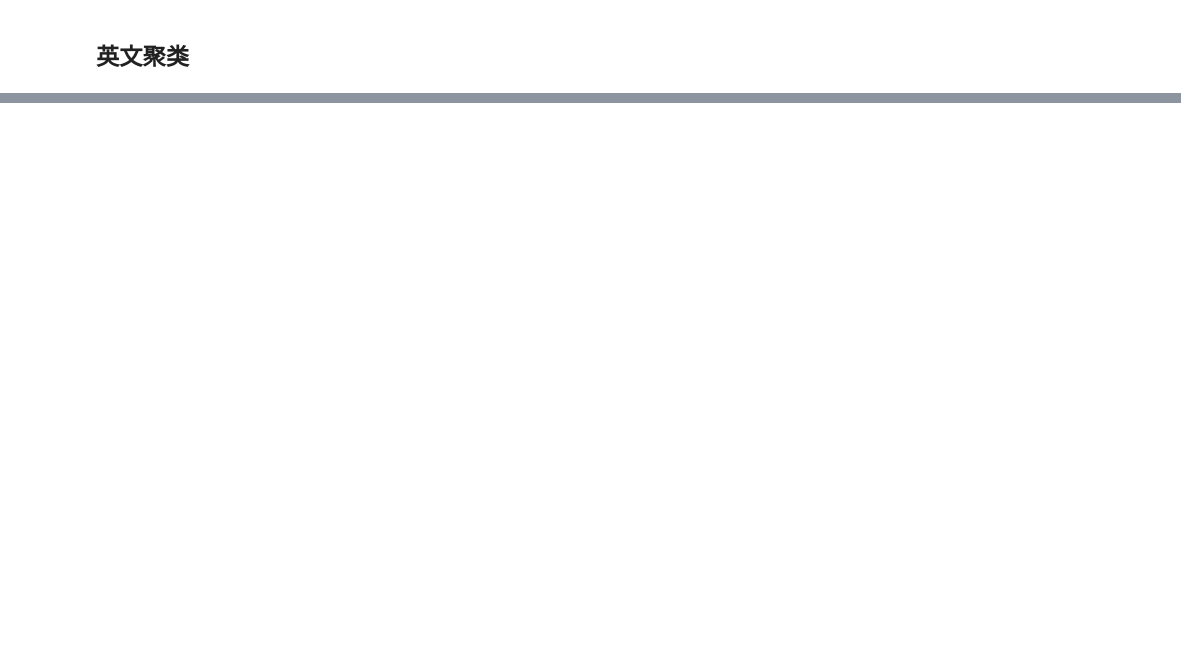
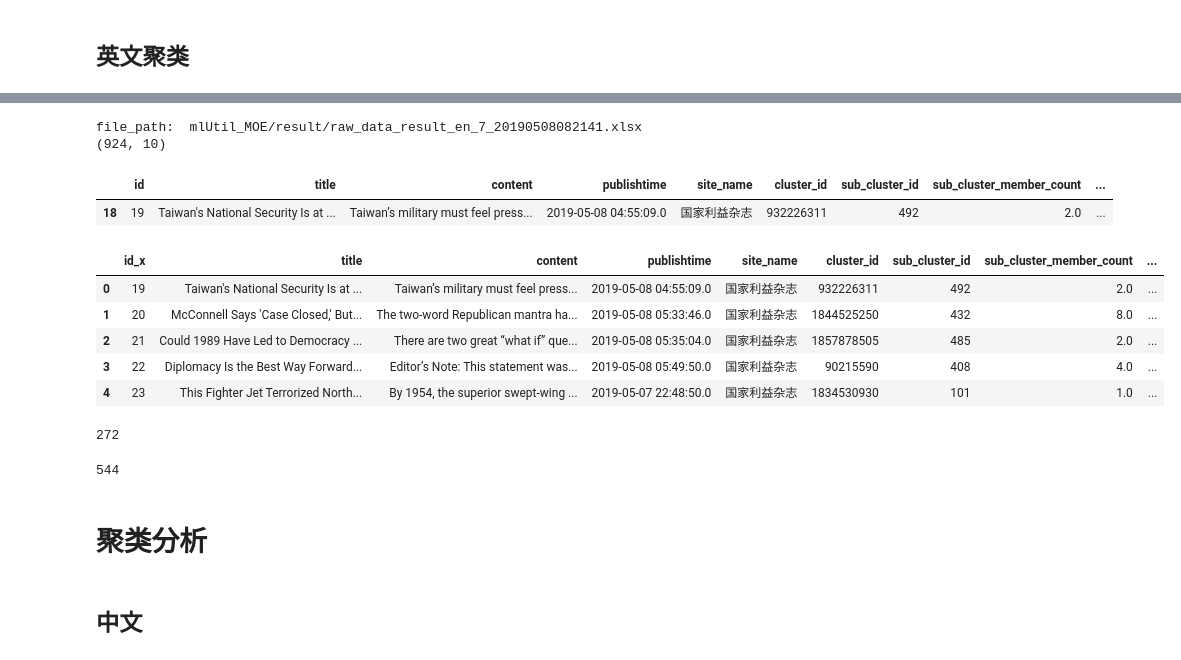
Before and after one commit to xuhuanyunxiao/jupyter-notebook, a Jupyter notebook: tmp_proj/clustering_jiachengbing/clustering.ipynb, the cells around one changed output, grey strips where cells are left out. Cells and saved outputs as stored; diff of their text form; code cells hidden in the pictures; blank space fills up the shorter version.

```diff
--- a/tmp_proj/clustering_jiachengbing/clustering.ipynb
+++ b/tmp_proj/clustering_jiachengbing/clustering.ipynb
@@ -157,8 +228,11 @@ b'China Is Not Interested in War with America'
 # %% [markdown]
 ## 中文数据
 # %%
-data_zh = data[data['language'] == 'zh'][['id', '标题', '正文', '发布时间', '来源']]
+# data_zh = data[data['language'] == 'zh'][['id', '标题', '正文', '发布时间', '来源']]
+data_zh = data[data['language'] == 'zh'][['id', 'title', 'content', 'publishtime', 'site_name']]
 data_zh.columns = ['id', 'title_raw', 'content_raw', 'publishtime', 'site_name']
+data_zh = data_zh.iloc[:1000, :]
+
 # 繁体转简体
 data_zh['title'] = data_zh['title_raw'].apply(lambda x: Traditional2Simplified(x))
 data_zh['content'] = data_zh['content_raw'].apply(lambda x: Traditional2Simplified(x))
@@ -211,0 +417,62 @@ ModuleNotFoundError: No module named 'entity.cluster_result'
+# %%
+for index in result_en.index:
+    cluster_member_list = result_en.loc[index, 'cluster_member'].split('^A')
+    for c_id in cluster_member_list:
+# %%
+data_en['cluster_id'] = -1
+data_en['sub_cluster_id'] = -1
+for index in result_en.index:
+    cluster_member_list = result_en.loc[index, 'cluster_member'].split('^A')
+    cluster_id = result_en.loc[index, 'cluster_result_id']
+    sub_cluster_id = result_en.loc[index, 'cluster_id']
+    sub_cluster_topic = result_en.loc[index, 'cluster_topic']
+    sub_cluster_member_count = result_en.loc[index, 'cluster_member_count']
+    sub_site_count = result_en.loc[index, 'site_count']
+    for c_id in cluster_member_list:
+        data_en.loc[data_en['id'] == int(c_id),'cluster_id'] = cluster_id
+        data_en.loc[data_en['id'] == int(c_id),'sub_cluster_id'] = sub_cluster_id
+        data_en.loc[data_en['id'] == int(c_id),'sub_cluster_topic'] = sub_cluster_topic
+        data_en.loc[data_en['id'] == int(c_id),'sub_cluster_member_count'] = sub_cluster_member_count
+        data_en.loc[data_en['id'] == int(c_id),'sub_site_count'] = sub_site_count
+
+data_en = data_en[data_en['cluster_id'] != -1]
+# data_en = pd.merge(data_en, result_en_1.loc[:, ['id', 'cluster_topic']], how = 'left',
+#                                        left_on = 'cluster_id', right_on = 'id')
+# file_path = "mlUtil_MOE/result/raw_data_result_en_20190426070934.xlsx"
+file_path =  'mlUtil_MOE/result/raw_data_result_en_' + filename
+print('file_path: ', file_path)
+data_en.to_excel(file_path, index = False)
+print(data_en.shape)
+data_en.iloc[:1, :]
+# %% [output]
+file_path:  mlUtil_MOE/result/raw_data_result_en_7_20190508082141.xlsx
+(924, 10)
+|  | id | title | content | publishtime | site_name | cluster_id | sub_cluster_id | sub_cluster_member_count | ... |
+| 18 | 19 | Taiwan's National Security Is at ... | Taiwan’s military must feel press... | 2019-05-08 04:55:09.0 | 国家利益杂志 | 932226311 | 492 | 2.0 | ... |
+# %%
+combined_en = pd.merge(data_en, result_en_1.loc[:, ['id', 'cluster_topic',
+                                              'cluster_member_count','site_count']],
+                   left_on = 'cluster_id', right_on = 'id', how  = 'left')
+
+file_path =  'mlUtil_MOE/result/combined_en_' + filename
+combined_en.to_excel(file_path, index = False)
+
+combined_en.head()
+# %% [output]
+|  | id_x | title | content | publishtime | site_name | cluster_id | sub_cluster_id | sub_cluster_member_count | ... |
+| 0 | 19 | Taiwan's National Security Is at ... | Taiwan’s military must feel press... | 2019-05-08 04:55:09.0 | 国家利益杂志 | 932226311 | 492 | 2.0 | ... |
+| 1 | 20 | McConnell Says 'Case Closed,' But... | The two-word Republican mantra ha... | 2019-05-08 05:33:46.0 | 国家利益杂志 | 1844525250 | 432 | 8.0 | ... |
+| 2 | 21 | Could 1989 Have Led to Democracy ... | There are two great “what if” que... | 2019-05-08 05:35:04.0 | 国家利益杂志 | 1857878505 | 485 | 2.0 | ... |
+| 3 | 22 | Diplomacy Is the Best Way Forward... | Editor’s Note: This statement was... | 2019-05-08 05:49:50.0 | 国家利益杂志 | 90215590 | 408 | 4.0 | ... |
+| 4 | 23 | This Fighter Jet Terrorized North... | By 1954, the superior swept-wing ... | 2019-05-07 22:48:50.0 | 国家利益杂志 | 1834530930 | 101 | 1.0 | ... |
+# %%
+print(data_en['cluster_id'].value_counts().count())
+data_en['sub_cluster_id'].value_counts().count()
+# data_en['cluster_id'].value_counts()
+# %% [output]
+272
+544
+# %% [markdown]
+# 聚类分析
+# %% [markdown]
+## 中文
```
Also changed, not shown: parts of 56 cells of this notebook, 5 other files.
